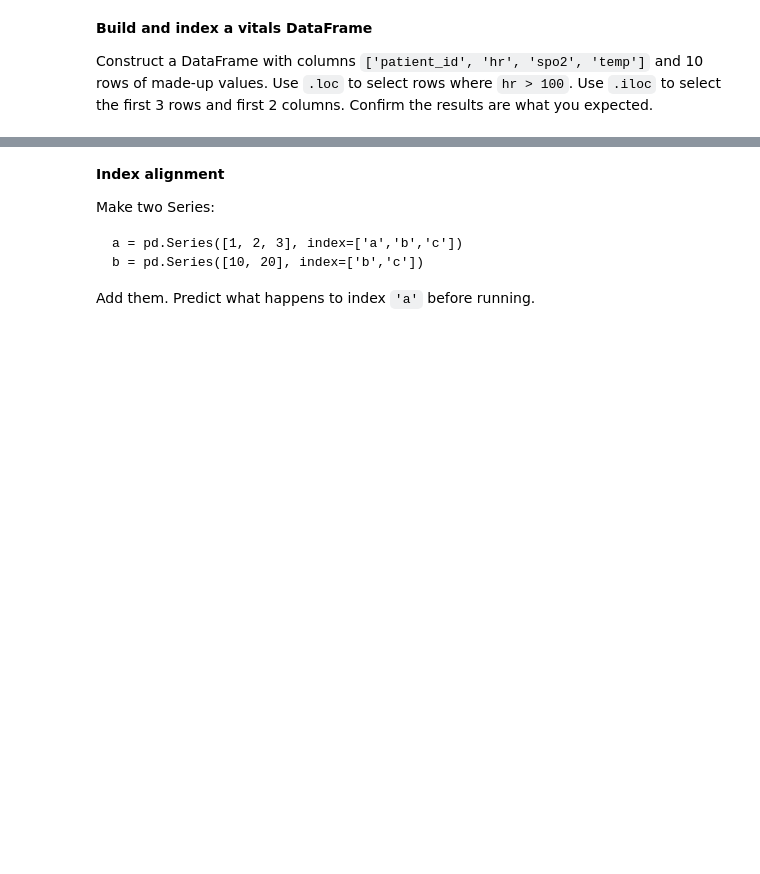
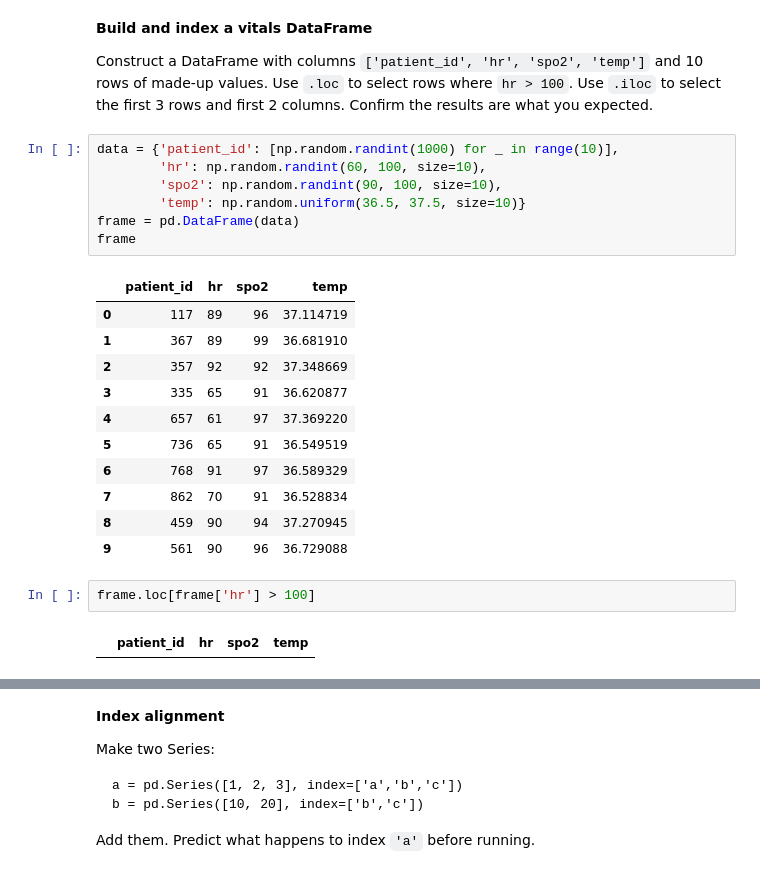
Before and after one commit to yjkong04/neonatal-ml-learning, a Jupyter notebook: notebooks/phase1-foundations/week01-pandas-fundamentals.ipynb, the cells around one changed output, grey strips where cells are left out. Saved outputs shown, nothing was run; the diff lists cells and outputs as text; blank space fills up the shorter version.

```diff
--- a/notebooks/phase1-foundations/week01-pandas-fundamentals.ipynb
+++ b/notebooks/phase1-foundations/week01-pandas-fundamentals.ipynb
@@ -911,3 +1179,26 @@ Name: d, dtype: float64
 Construct a DataFrame with columns `['patient_id', 'hr', 'spo2', 'temp']` and 10 rows of made-up values.
 Use `.loc` to select rows where `hr > 100`. Use `.iloc` to select the first 3 rows and first 2 columns.
 Confirm the results are what you expected.
+# %%
+data = {'patient_id': [np.random.randint(1000) for _ in range(10)],
+        'hr': np.random.randint(60, 100, size=10),
+        'spo2': np.random.randint(90, 100, size=10),
+        'temp': np.random.uniform(36.5, 37.5, size=10)}
+frame = pd.DataFrame(data)
+frame
+# %% [output]
+|  | patient_id | hr | spo2 | temp |
+| 0 | 117 | 89 | 96 | 37.114719 |
+| 1 | 367 | 89 | 99 | 36.681910 |
+| 2 | 357 | 92 | 92 | 37.348669 |
+| 3 | 335 | 65 | 91 | 36.620877 |
+| 4 | 657 | 61 | 97 | 37.369220 |
+| 5 | 736 | 65 | 91 | 36.549519 |
+| 6 | 768 | 91 | 97 | 36.589329 |
+| 7 | 862 | 70 | 91 | 36.528834 |
+| 8 | 459 | 90 | 94 | 37.270945 |
+| 9 | 561 | 90 | 96 | 36.729088 |
+# %%
+frame.loc[frame['hr'] > 100]
+# %% [output]
+|  | patient_id | hr | spo2 | temp |
```
Also changed, not shown: parts of 38 cells of this notebook.
